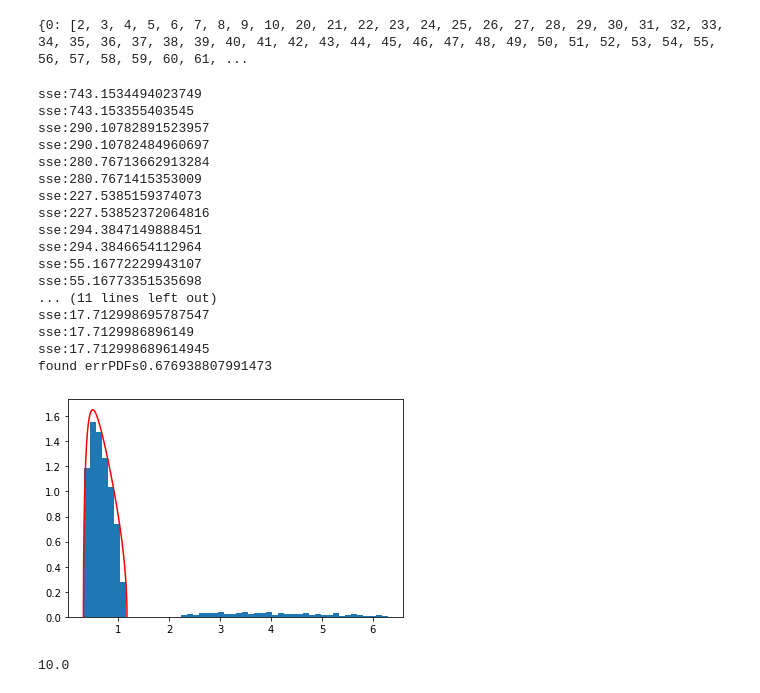
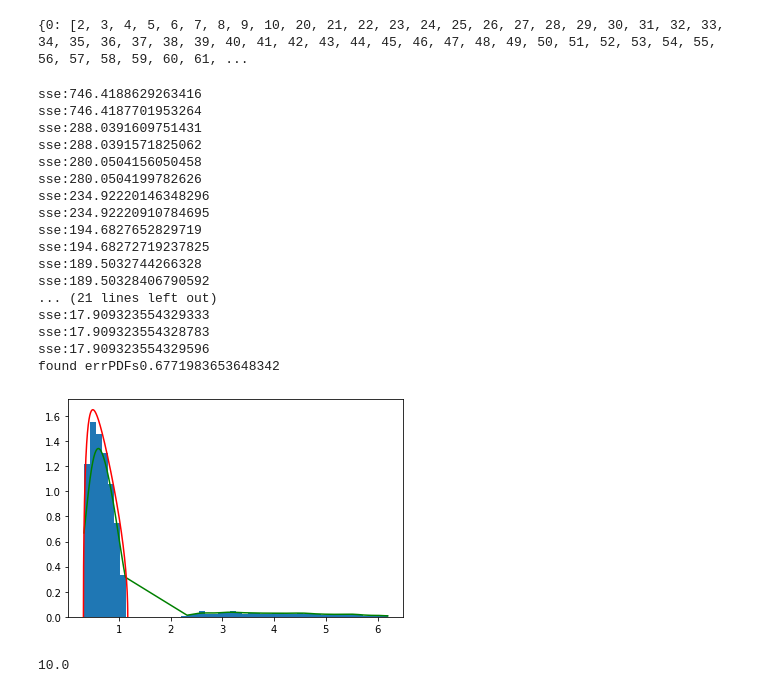
Before and after one commit to emoen/demo_Marchenko_Pastur_Analysis, a Jupyter notebook: demo_MarcenkoPastur_on_time_series.ipynb, the cells around one changed output. Saved outputs shown, nothing was run; the diff lists cells and outputs as text; code cells hidden in the pictures.

```diff
--- a/demo_MarcenkoPastur_on_time_series.ipynb
+++ b/demo_MarcenkoPastur_on_time_series.ipynb
@@ -206,51 +214,53 @@ def fitKDE(obs, bWidth=.15, kernel='gaussian', x=None):
 # and return variance
 def findMaxEval(eVal, q, bWidth):
     out = minimize(lambda *x: errPDFs(*x), x0=np.array(0.5), args=(eVal, q, bWidth), bounds=((1E-5, 1-1E-5),))
     print("found errPDFs"+str(out['x'][0]))
     if out['success']: var = out['x'][0]
     else: var=1
     eMax = var*(1+(1./q)**.5)**2
     return eMax, var
 
 #snippet 2.4 - fitting the marcenko-pastur pdf - find variance
 #Fit error
 def errPDFs(var, eVal, q, bWidth, pts=1000):
     var = var[0]
     pdf0 = mpPDF(var, q, pts) #theoretical pdf
     pdf1 = fitKDE(eVal, bWidth, x=pdf0.index.values) #empirical pdf
     sse = np.sum((pdf1-pdf0)**2)
     print("sse:"+str(sse))
     return sse
 
 ###############
 
 eMax0, var0 = findMaxEval(np.diag(eVal01), q, bWidth=.01)
 
 pdf0 = mpPDF(var0, q=10, pts=1000)
 fig = plt.figure()
 ax  = fig.add_subplot(111)
 ax.hist(np.diag(eVal01), density = True, bins=50) # Histogram the eigenvalues
+pdf2 = fitKDE(np.diag(eVal01), bWidth=.15) #empirical pdf
+plt.plot(pdf2.keys(), pdf2, color='g', label="Eigenvalues of random-matrix with signal")
 plt.plot(pdf0.keys(), pdf0, color='r', label="Marcenko-Pastur pdf")
 plt.show()
 # %% [output]
-sse:743.1534494023749
-sse:743.153355403545
-sse:290.10782891523957
-sse:290.10782484960697
-sse:280.76713662913284
-sse:280.7671415353009
-sse:227.5385159374073
-sse:227.53852372064816
-sse:294.3847149888451
-sse:294.3846654112964
-sse:55.16772229943107
-sse:55.16773351535698
-... (11 lines left out)
-sse:17.712998695787547
-sse:17.7129986896149
-sse:17.712998689614945
-found errPDFs0.676938807991473
+sse:746.4188629263416
+sse:746.4187701953264
+sse:288.0391609751431
+sse:288.0391571825062
+sse:280.0504156050458
+sse:280.0504199782626
+sse:234.92220146348296
+sse:234.92220910784695
+sse:194.6827652829719
+sse:194.68272719237825
+sse:189.5032744266328
+sse:189.50328406790592
+... (21 lines left out)
+sse:17.909323554329333
+sse:17.909323554328783
+sse:17.909323554329596
+found errPDFs0.6771983653648342
-[figure, old version]
+[figure, new version]
 # %%
 x.shape[0]/float(x.shape[1])
 # %% [output]
```
Also changed, not shown: parts of 6 cells of this notebook.
